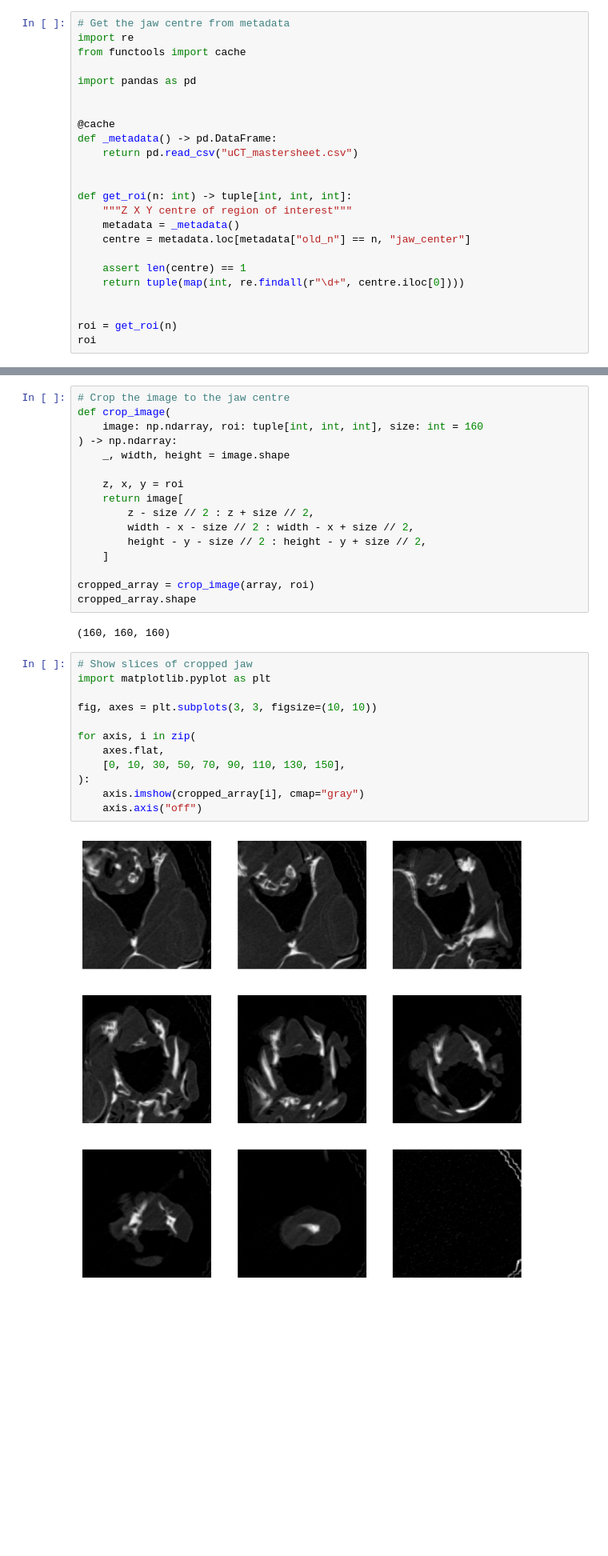
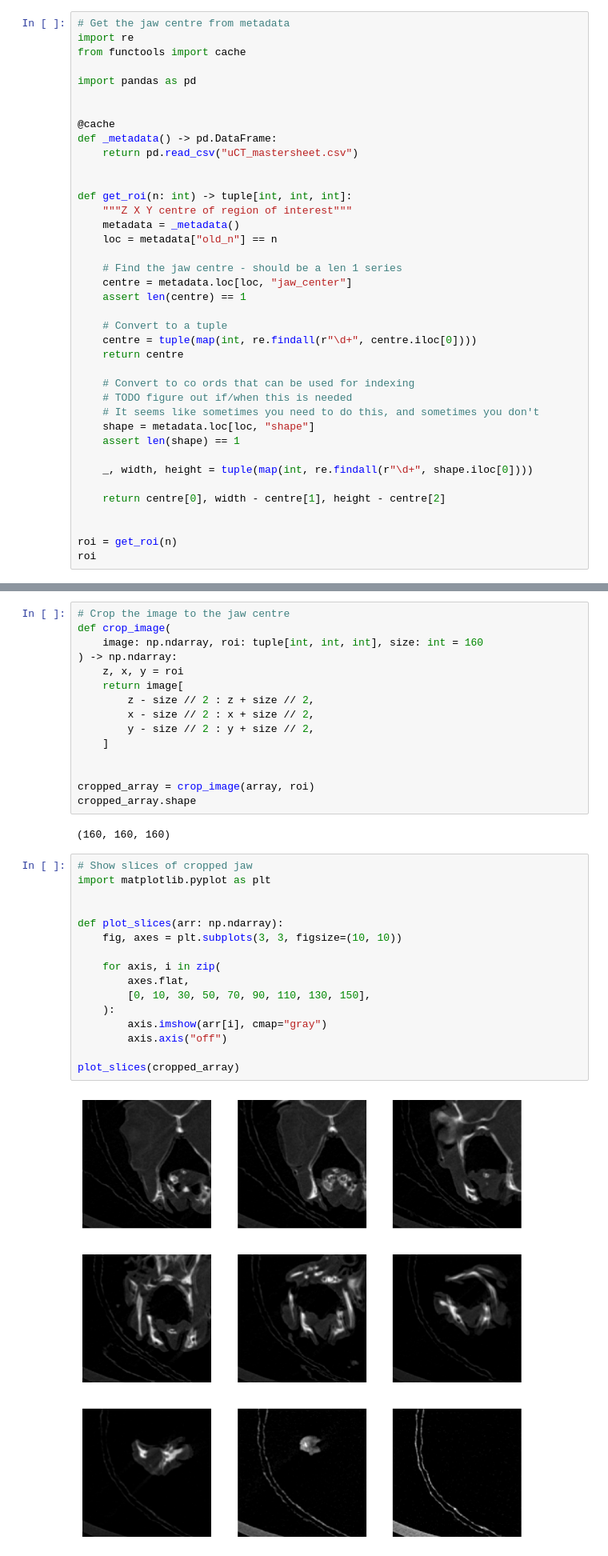
Before and after one commit to JGIBristol/fish_test, a Jupyter notebook: find_roi.ipynb, the cells around one changed output, grey strips where cells are left out. Shown at 80% size. Saved outputs shown, nothing was run; the diff lists cells and outputs as text; blank space fills up the shorter version.

```diff
--- a/find_roi.ipynb
+++ b/find_roi.ipynb
@@ -90,10 +98,25 @@ def _metadata() -> pd.DataFrame:
 def get_roi(n: int) -> tuple[int, int, int]:
     """Z X Y centre of region of interest"""
     metadata = _metadata()
-    centre = metadata.loc[metadata["old_n"] == n, "jaw_center"]
+    loc = metadata["old_n"] == n
 
+    # Find the jaw centre - should be a len 1 series
+    centre = metadata.loc[loc, "jaw_center"]
     assert len(centre) == 1
-    return tuple(map(int, re.findall(r"\d+", centre.iloc[0])))
+
+    # Convert to a tuple
+    centre = tuple(map(int, re.findall(r"\d+", centre.iloc[0])))
+    return centre
+
+    # Convert to co ords that can be used for indexing
+    # TODO figure out if/when this is needed
+    # It seems like sometimes you need to do this, and sometimes you don't
+    shape = metadata.loc[loc, "shape"]
+    assert len(shape) == 1
+
+    _, width, height = tuple(map(int, re.findall(r"\d+", shape.iloc[0])))
+
+    return centre[0], width - centre[1], height - centre[2]
 
 
 roi = get_roi(n)
@@ -105,14 +131,13 @@ roi
 def crop_image(
     image: np.ndarray, roi: tuple[int, int, int], size: int = 160
 ) -> np.ndarray:
-    _, width, height = image.shape
-
     z, x, y = roi
     return image[
         z - size // 2 : z + size // 2,
-        width - x - size // 2 : width - x + size // 2,
-        height - y - size // 2 : height - y + size // 2,
+        x - size // 2 : x + size // 2,
+        y - size // 2 : y + size // 2,
     ]
+
 
 cropped_array = crop_image(array, roi)
 cropped_array.shape
@@ -121,14 +146,18 @@ cropped_array.shape
 # %%
 # Show slices of cropped jaw
 import matplotlib.pyplot as plt
 
-fig, axes = plt.subplots(3, 3, figsize=(10, 10))
 
-for axis, i in zip(
-    axes.flat,
-    [0, 10, 30, 50, 70, 90, 110, 130, 150],
-):
-    axis.imshow(cropped_array[i], cmap="gray")
-    axis.axis("off")
+def plot_slices(arr: np.ndarray):
+    fig, axes = plt.subplots(3, 3, figsize=(10, 10))
+
+    for axis, i in zip(
+        axes.flat,
+        [0, 10, 30, 50, 70, 90, 110, 130, 150],
+    ):
+        axis.imshow(arr[i], cmap="gray")
+        axis.axis("off")
+
+plot_slices(cropped_array)
 # %% [output]
-[figure, old version]
+[figure, new version]
```
Also changed, not shown: parts of 11 cells of this notebook.
